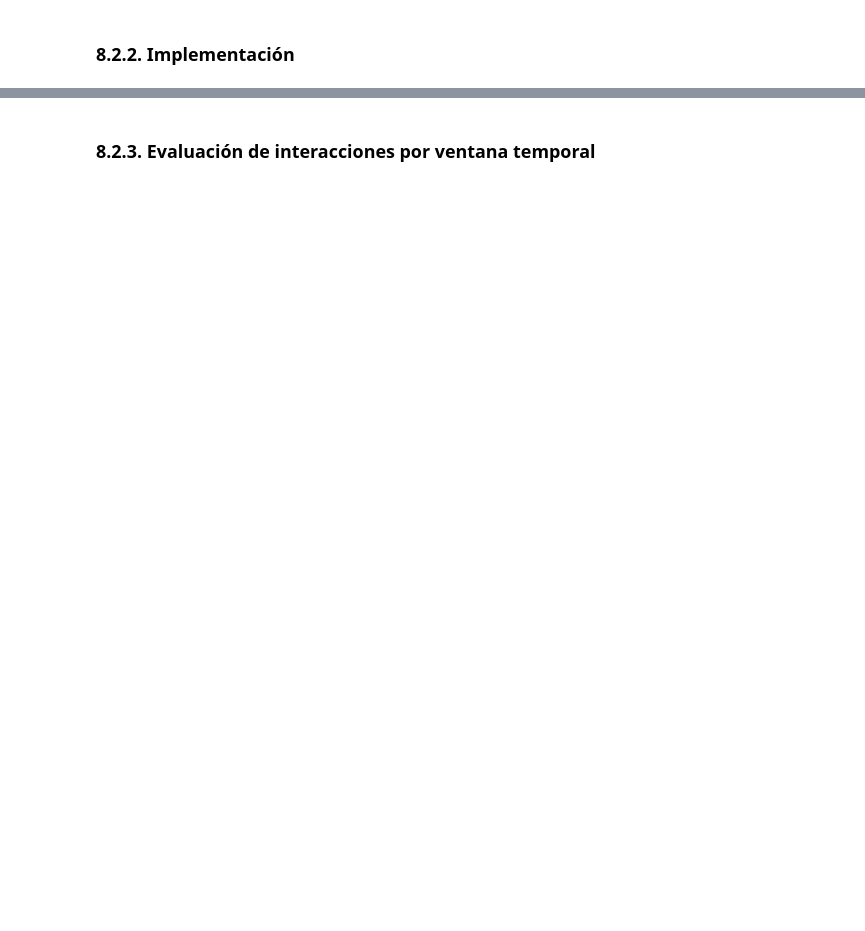
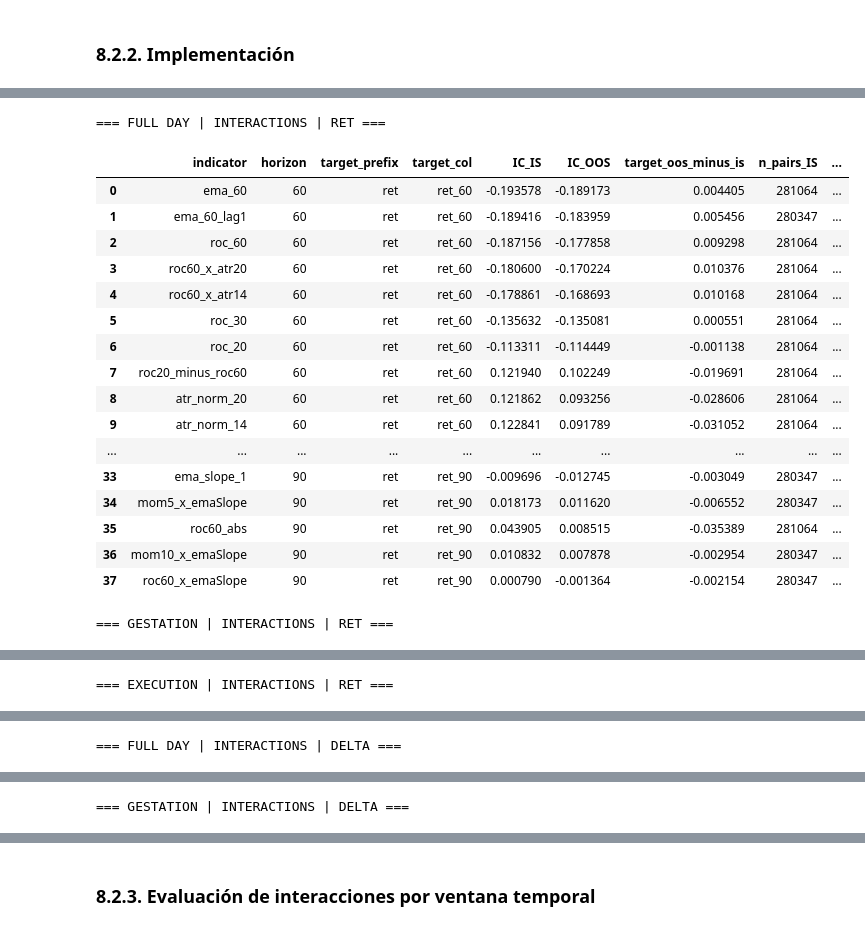
Before and after one commit to GUNAPILLCO/neural_profit, a Jupyter notebook: stage_03_feature_engineering/stage_03_feature_engineering.ipynb, the cells around one changed output, grey strips where cells are left out. Saved outputs shown, nothing was run; the diff lists cells and outputs as text; code cells hidden in the pictures; blank space fills up the shorter version.

```diff
--- a/stage_03_feature_engineering/stage_03_feature_engineering.ipynb
+++ b/stage_03_feature_engineering/stage_03_feature_engineering.ipynb
@@ -4589,7 +4713,7 @@ Este enfoque permite:
 base_cols = ['date',	'minute_of_day', 'split_fe']
 price_features = ['close']
 technical_indicators_features = tech_indicators_finals.copy()
-targets
+targets = ['ret_60', 'ret_90', 'delta_60', 'delta_90']
 
 print(f'base_cols: {base_cols}')
 print(f'price_features: {price_features}')
@@ -5210,14 +5448,14 @@ def add_minimal_interactions(
 mnq_with_interactions, interaction_cols = add_minimal_interactions(
     mnq_features_targets,
     date_col="date",
-    minute_col="minute_of_day",
     ema_col="ema_60",
     roc60_col="roc_60",
     roc20_col="roc_20",
     roc30_col="roc_30",
-    mom3_col="momentum_3",
-    mom5_col="momentum_5",
-    mom10_col="momentum_10",
+    mom5_col="mom_5",
+    mom10_col="mom_10",
+    atr14_col="atr_norm_14",
+    atr20_col="atr_norm_20",
 )
 
 print("Interacciones creadas:")
@@ -5274,0 +5567,67 @@ ic_table_execution_interactions = load_or_compute_ic_table(
+# %%
+from IPython.display import display
+
+# ============================================================
+# Helper para mostrar IC tables por horizonte
+# ============================================================
+def show_ic_table(title: str, df: pd.DataFrame):
+    print(f"\n=== {title} ===")
+    display(df.sort_values(["horizon", "abs_IC_OOS"], ascending=[True, False]))
+
+
+# ============================================================
+# TARGET: RET
+# ============================================================
+show_ic_table(
+    "FULL DAY | INTERACTIONS | RET",
+    ic_table_full_day_interactions_ret
+)
+
+show_ic_table(
+    "GESTATION | INTERACTIONS | RET",
+    ic_table_gestation_interactions_ret
+)
+
+show_ic_table(
+    "EXECUTION | INTERACTIONS | RET",
+    ic_table_execution_interactions_ret
+)
+
+
+# ============================================================
+# TARGET: DELTA
+# ============================================================
+show_ic_table(
+    "FULL DAY | INTERACTIONS | DELTA",
+    ic_table_full_day_interactions_delta
+)
+
+show_ic_table(
+    "GESTATION | INTERACTIONS | DELTA",
+    ic_table_gestation_interactions_delta
+)
+
+show_ic_table(
+    "EXECUTION | INTERACTIONS | DELTA",
+    ic_table_execution_interactions_delta
+)
+# %% [output]
+=== FULL DAY | INTERACTIONS | RET ===
+|  | indicator | horizon | target_prefix | target_col | IC_IS | IC_OOS | target_oos_minus_is | n_pairs_IS | ... |
+| 0 | ema_60 | 60 | ret | ret_60 | -0.193578 | -0.189173 | 0.004405 | 281064 | ... |
+| 1 | ema_60_lag1 | 60 | ret | ret_60 | -0.189416 | -0.183959 | 0.005456 | 280347 | ... |
+| 2 | roc_60 | 60 | ret | ret_60 | -0.187156 | -0.177858 | 0.009298 | 281064 | ... |
+| 3 | roc60_x_atr20 | 60 | ret | ret_60 | -0.180600 | -0.170224 | 0.010376 | 281064 | ... |
+| 4 | roc60_x_atr14 | 60 | ret | ret_60 | -0.178861 | -0.168693 | 0.010168 | 281064 | ... |
+| 5 | roc_30 | 60 | ret | ret_60 | -0.135632 | -0.135081 | 0.000551 | 281064 | ... |
+| 6 | roc_20 | 60 | ret | ret_60 | -0.113311 | -0.114449 | -0.001138 | 281064 | ... |
+| 7 | roc20_minus_roc60 | 60 | ret | ret_60 | 0.121940 | 0.102249 | -0.019691 | 281064 | ... |
+| 8 | atr_norm_20 | 60 | ret | ret_60 | 0.121862 | 0.093256 | -0.028606 | 281064 | ... |
+| 9 | atr_norm_14 | 60 | ret | ret_60 | 0.122841 | 0.091789 | -0.031052 | 281064 | ... |
+| ... | ... | ... | ... | ... | ... | ... | ... | ... | ... |
+| 33 | ema_slope_1 | 90 | ret | ret_90 | -0.009696 | -0.012745 | -0.003049 | 280347 | ... |
+| 34 | mom5_x_emaSlope | 90 | ret | ret_90 | 0.018173 | 0.011620 | -0.006552 | 280347 | ... |
+| 35 | roc60_abs | 90 | ret | ret_90 | 0.043905 | 0.008515 | -0.035389 | 281064 | ... |
+| 36 | mom10_x_emaSlope | 90 | ret | ret_90 | 0.010832 | 0.007878 | -0.002954 | 280347 | ... |
+| 37 | roc60_x_emaSlope | 90 | ret | ret_90 | 0.000790 | -0.001364 | -0.002154 | 280347 | ... |
+=== GESTATION | INTERACTIONS | RET ===
@@ -5274,0 +5651 @@ ic_table_execution_interactions = load_or_compute_ic_table(
+=== EXECUTION | INTERACTIONS | RET ===
@@ -5274,0 +5669 @@ ic_table_execution_interactions = load_or_compute_ic_table(
+=== FULL DAY | INTERACTIONS | DELTA ===
@@ -5274,0 +5687 @@ ic_table_execution_interactions = load_or_compute_ic_table(
+=== GESTATION | INTERACTIONS | DELTA ===
```
Also changed, not shown: parts of 48 cells of this notebook.
